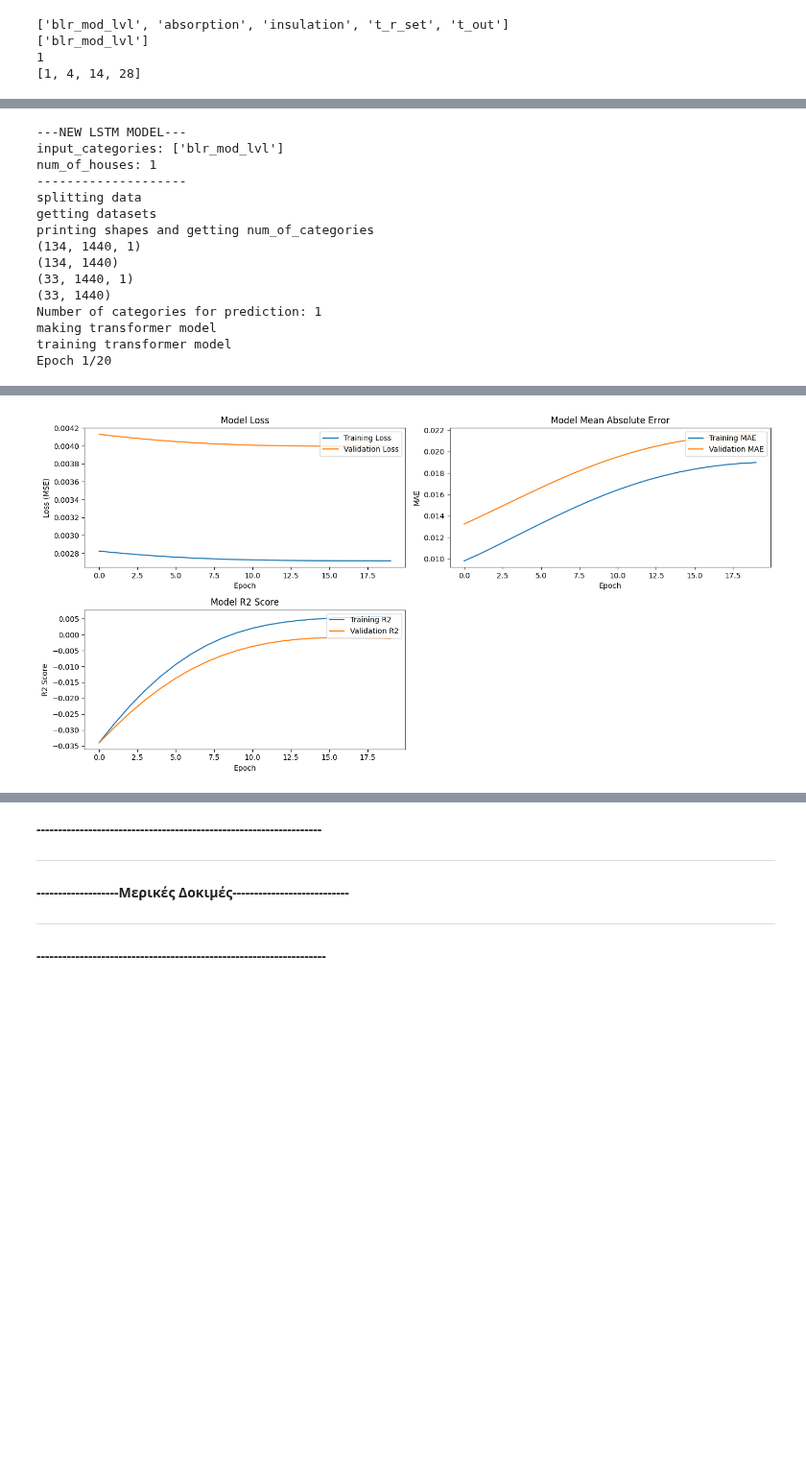
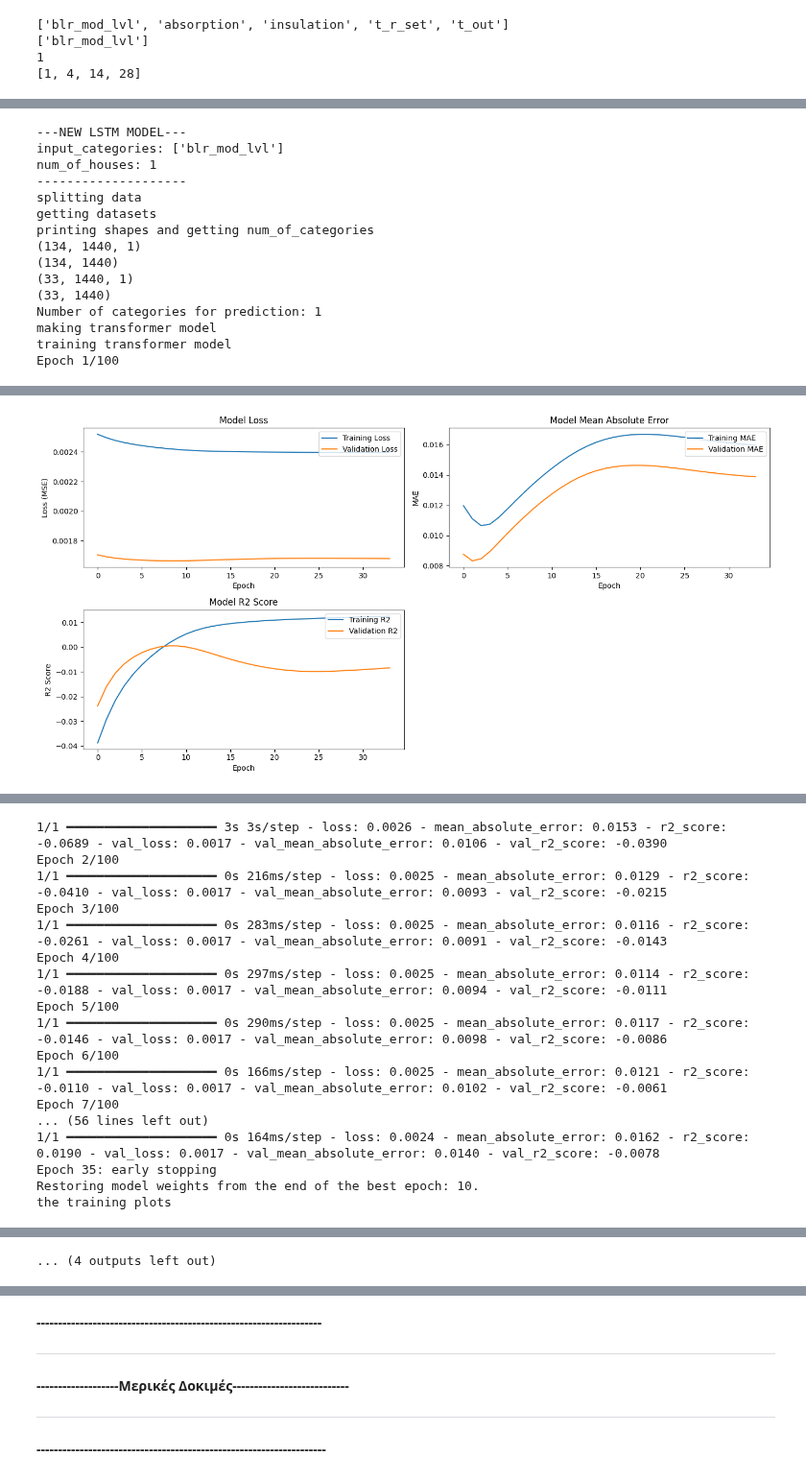
Before and after one commit to GeorgiosKalaras/boilers, a Jupyter notebook: code/lstm_processing_data.ipynb, the cells around one changed output, grey strips where cells are left out. Shown at 96% size. Cells and saved outputs as stored; diff of their text form; code cells hidden in the pictures; blank space fills up the shorter version.

Commit message:
lstm predicting other categories (for reference)

```diff
--- a/code/lstm_processing_data.ipynb
+++ b/code/lstm_processing_data.ipynb
@@ -271,4 +277,10 @@ def save_lstm_model(model, history, input_categories, num_of_houses):
     # save history of training
     with open(save_path + model_name + '_history.pkl', 'wb') as f:
       pickle.dump(history.history, f)
+# %%
+import pickle
+
+# Load the scalers_dict
+with open('/content/drive/MyDrive/boilers_drive/scalers.pkl', 'rb') as file:
+    scalers_dict = pickle.load(file)
 # %%
@@ -312,7 +330,7 @@ def get_error_metrics(target, prediction):
 
     return [MAE, MSE, RMSE, R2]
 # %%
-def save_predictions_to_csv(target_values, prediction_values, model_name, house, save_path='/content/drive/Othercomputers/My_Laptop/code/predictions/'):
+def save_predictions_to_csv(target_values, prediction_values, model_name, house, save_path='/content/drive/Othercomputers/My_Laptop/code/lstm_predictions/'):
     folder_name = model_name + '_predictions'
     folder_path = os.path.join(save_path, folder_name)
 
@@ -343,15 +361,15 @@ def get_test_dataset(input_test, target_test, batch_size=batch_size):
     return test_dataset
 
 # get test input and target for every house (separately) for given input_categories
-def get_test_data_per_house(input_categories, batch_size):
+def get_test_data_per_house(input_categories, batch_size, category='blr_mod_lvl', output_category='normalized_blr_mod_lvl'):
     test_values_per_house = {}
     test_dataset_per_house = {}
     for house in houses:
-        input_test, target_test = input_target_split(test_data[test_data["house_id"]==house], input_categories, [house])
+        input_test, target_test = input_target_split(test_data[test_data["house_id"]==house], input_categories, [house], output_category)
         #print("for house with id: "+house)
         #print("input_test shape: "+str(input_test.shape))
         #print("target_test shape: "+str(target_test.shape))
-        test_values = get_test_values(target_test)
+        test_values = get_test_values(target_test, house, category)
         test_values_per_house[house] = test_values
         test_dataset_per_house[house] = get_test_dataset(input_test, target_test, batch_size=batch_size)
     return test_values_per_house, test_dataset_per_house
@@ -377,12 +395,12 @@ def calculate_average_metrics(metrics_per_house, selected_houses):
 # get prediction metrics per house for a model
 # (assume correct input_categories for model and datasets per house)
 # it also gives the avg metrics for relevant houses (the houses with which the model was trained) and all houses
-def get_prediction_metrics_per_house(model, model_name, num_of_houses, test_values_per_house, test_dataset_per_house):
+def get_prediction_metrics_per_house(model, model_name, num_of_houses, test_values_per_house, test_dataset_per_house, category='blr_mod_lvl', save_path='/content/drive/Othercomputers/My_Laptop/code/lstm_predictions/'):
     prediction_per_house = {}
     error_metrics_per_house = {}
     for house in houses:
         #print("getting predictionsc for "+str(house))
-        prediction_per_house[house] = get_predictions(model, test_dataset_per_house[house])
+        prediction_per_house[house] = get_predictions(model, test_dataset_per_house[house], house, category)
         #print("got predictions, storing target and prediction values")
         # before calculating the error metrics we save the target and prediction values
         #print("shape of target: "+str(test_values_per_house[house].shape))
@@ -391,7 +409,7 @@ def get_prediction_metrics_per_house(model, model_name, num_of_houses, test_valu
         #print(test_values_per_house[house])
         #print("prediction:")
         #print(prediction_per_house[house])
-        save_predictions_to_csv(test_values_per_house[house], prediction_per_house[house], model_name, house)
+        save_predictions_to_csv(test_values_per_house[house], prediction_per_house[house], model_name, house, save_path)
         #print("saved target and prediction values, getting error metrics")
         # now we get the error metrics
         [MAE, MSE, RMSE, R2] = get_error_metrics(test_values_per_house[house], prediction_per_house[house])
@@ -482,10 +500,10 @@ lstm_blr_mod_lvl_absorption_insulation_t_r_set_t_out_houses_14  blr_mod_lvl_abso
 lstm_blr_mod_lvl_absorption_insulation_t_r_set_t_out_houses_28  blr_mod_lvl_absorption_insulation_t_r_set_t_out                5.0             28             3.144109            44.909877              ...
 # %%
 # do it all completely
-def lstm_model_complete(train_data, val_data, input_categories, num_of_houses, batch_size):
+def lstm_model_complete(train_data, val_data, input_categories, num_of_houses, batch_size, output_category='normalized_blr_mod_lvl'):
     print("splitting data")
     selected_houses = houses[:num_of_houses]
-    input_train, target_train, input_val, target_val = get_split_data(train_data, val_data, input_categories, selected_houses)
+    input_train, target_train, input_val, target_val = get_split_data(train_data, val_data, input_categories, selected_houses, output_category)
     print("getting datasets")
     train_dataset, val_dataset = get_datasets(input_train, target_train, input_val, target_val, batch_size=batch_size)
     print("printing shapes and getting num_of_categories")
@@ -500,16 +518,16 @@ def lstm_model_complete(train_data, val_data, input_categories, num_of_houses, b
     #save_lstm_model(model, history, input_categories, num_of_houses)
     return model, history, input_categories, num_of_houses
 
-def doing_testing(model, input_categories, num_of_houses, test_values_per_house, test_dataset_per_house):
+def doing_testing(model, input_categories, num_of_houses, test_values_per_house, test_dataset_per_house, category='blr_mod_lvl', save_path='/content/drive/Othercomputers/My_Laptop/code/lstm_predictions/', path_to_lstm_error_metrics='/content/drive/Othercomputers/My_Laptop/code/lstm_error_metrics.csv'):
     num_of_categories = len(input_categories)
     categories_used = '_'.join(input_categories)
     houses_used = str(num_of_houses)
     model_name = 'lstm_'+categories_used+"_houses_"+houses_used
     print("getting error metrics")
-    error_metrics_per_house = get_prediction_metrics_per_house(model, model_name, num_of_houses, test_values_per_house, test_dataset_per_house)
+    error_metrics_per_house = get_prediction_metrics_per_house(model, model_name, num_of_houses, test_values_per_house, test_dataset_per_house, category, save_path)
     new_house_df = get_metrics_dataframe(model_name, error_metrics_per_house, categories_used, num_of_houses, num_of_categories)
     print("updating the lstm error metrics")
-    lstm_error_metrics = update_lstm_error_metrics(new_house_df, model_name) # path for load/store is already given
+    lstm_error_metrics = update_lstm_error_metrics(new_house_df, model_name, path_to_lstm_error_metrics) # path for load/store is already given
     print("the new lstm error metrics file:")
     print(lstm_error_metrics.to_string(index=True))
     print("--------------------")
@@ -542,21 +560,22 @@ print(possible_num_of_houses[:2])
 # %%
 # !! re-running model training for first category and first few houses !!
 
+# !! testing training with 100 seasons (patience: 25)
 
 # with "improved" LSTM layers of model  AND no shuffling for datasets
 batch_size=512
 # !!! geting error_metrics !!!
 
-for input_category in prediction_categories[:1]:
+for input_category in prediction_categories:
     input_categories = [input_category]
-    test_values_per_house, test_dataset_per_house = get_test_data_per_house(input_categories, batch_size=batch_size)
-    for num_of_houses in possible_num_of_houses[:2]:
+    test_values_per_house, test_dataset_per_house = get_test_data_per_house(input_categories, batch_size=batch_size, category='blr_mod_lvl', output_category='normalized_blr_mod_lvl')
+    for num_of_houses in possible_num_of_houses[:1]:
         print("---NEW LSTM MODEL---")
         print("input_categories: "+str(input_categories))
         print("num_of_houses: "+str(num_of_houses))
         print("--------------------")
-        model, history, input_categories, num_of_houses = lstm_model_complete(train_data, val_data, input_categories, num_of_houses, batch_size=batch_size)
-        doing_testing(model, input_categories, num_of_houses, test_values_per_house, test_dataset_per_house)
+        model, history, input_categories, num_of_houses = lstm_model_complete(train_data, val_data, input_categories, num_of_houses, batch_size=batch_size, output_category='normalized_blr_mod_lvl')
+        doing_testing(model, input_categories, num_of_houses, test_values_per_house, test_dataset_per_house, category='blr_mod_lvl', save_path='/content/drive/Othercomputers/My_Laptop/code/lstm_predictions/', path_to_lstm_error_metrics='/content/drive/Othercomputers/My_Laptop/code/lstm_error_metrics.csv')
         print("--------------------")
 # %% [output]
 ---NEW LSTM MODEL---
@@ -573,4 +592,4 @@ printing shapes and getting num_of_categories
 Number of categories for prediction: 1
 making transformer model
 training transformer model
-Epoch 1/20
+Epoch 1/100
@@ -628,3 +647,3 @@ Restoring model weights from the end of the best epoch: 17.
 the training plots
-[figure, old version]
+[figure, new version]
 getting error metrics
@@ -646,0 +666,17 @@ finished
+1/1 ━━━━━━━━━━━━━━━━━━━━ 3s 3s/step - loss: 0.0026 - mean_absolute_error: 0.0153 - r2_score: -0.0689 - val_loss: 0.0017 - val_mean_absolute_error: 0.0106 - val_r2_score: -0.0390
+Epoch 2/100
+1/1 ━━━━━━━━━━━━━━━━━━━━ 0s 216ms/step - loss: 0.0025 - mean_absolute_error: 0.0129 - r2_score: -0.0410 - val_loss: 0.0017 - val_mean_absolute_error: 0.0093 - val_r2_score: -0.0215
+Epoch 3/100
+1/1 ━━━━━━━━━━━━━━━━━━━━ 0s 283ms/step - loss: 0.0025 - mean_absolute_error: 0.0116 - r2_score: -0.0261 - val_loss: 0.0017 - val_mean_absolute_error: 0.0091 - val_r2_score: -0.0143
+Epoch 4/100
+1/1 ━━━━━━━━━━━━━━━━━━━━ 0s 297ms/step - loss: 0.0025 - mean_absolute_error: 0.0114 - r2_score: -0.0188 - val_loss: 0.0017 - val_mean_absolute_error: 0.0094 - val_r2_score: -0.0111
+Epoch 5/100
+1/1 ━━━━━━━━━━━━━━━━━━━━ 0s 290ms/step - loss: 0.0025 - mean_absolute_error: 0.0117 - r2_score: -0.0146 - val_loss: 0.0017 - val_mean_absolute_error: 0.0098 - val_r2_score: -0.0086
+Epoch 6/100
+1/1 ━━━━━━━━━━━━━━━━━━━━ 0s 166ms/step - loss: 0.0025 - mean_absolute_error: 0.0121 - r2_score: -0.0110 - val_loss: 0.0017 - val_mean_absolute_error: 0.0102 - val_r2_score: -0.0061
+Epoch 7/100
+... (56 lines left out)
+1/1 ━━━━━━━━━━━━━━━━━━━━ 0s 164ms/step - loss: 0.0024 - mean_absolute_error: 0.0162 - r2_score: 0.0190 - val_loss: 0.0017 - val_mean_absolute_error: 0.0140 - val_r2_score: -0.0078
+Epoch 35: early stopping
+Restoring model weights from the end of the best epoch: 10.
+the training plots
@@ -646,0 +719 @@ finished
+... (4 outputs left out)
```
Also changed, not shown: parts of 28 cells of this notebook, 10 other files.
